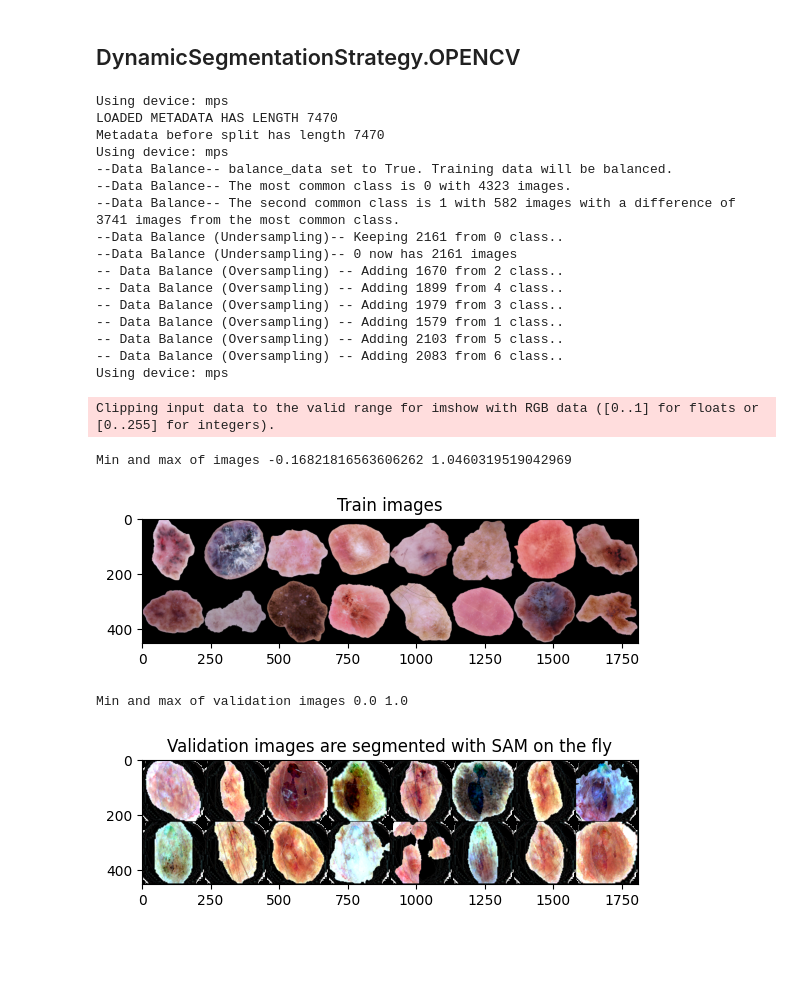
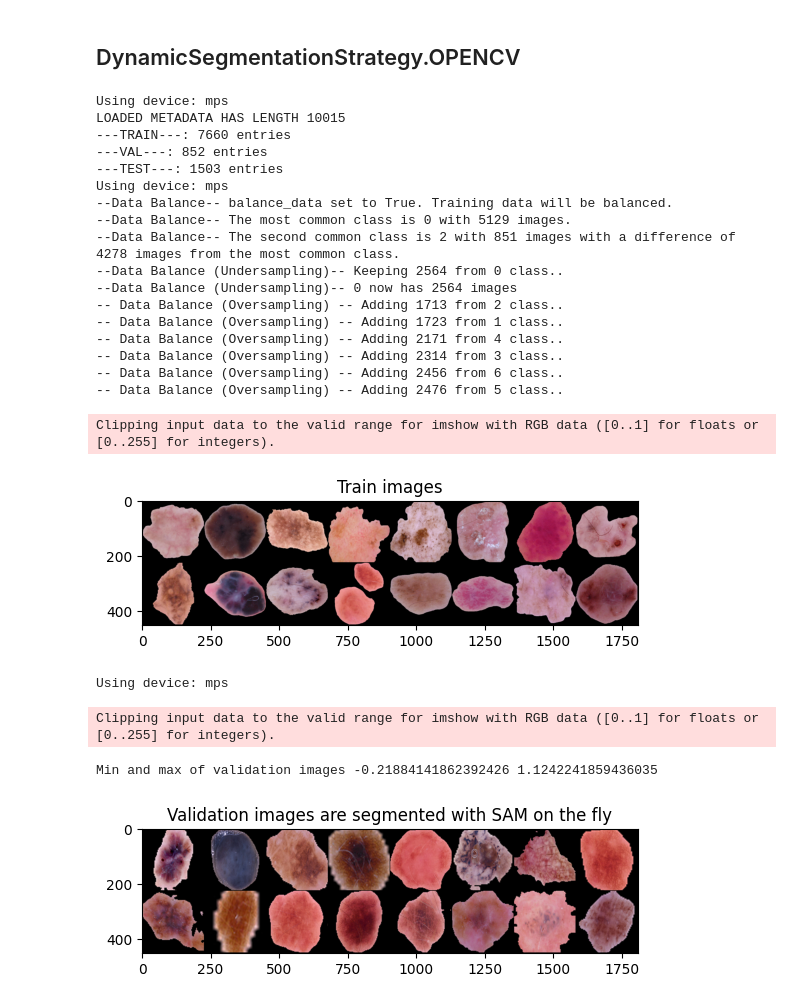
Before and after one commit to CorsiDanilo/skin-lesion-classification, a Jupyter notebook: Dataloader_brainstorm.ipynb, the cells around one changed output. Saved outputs shown, nothing was run; the diff lists cells and outputs as text; code cells hidden in the pictures; blank space fills up the shorter version.

Commit message:
Take train val and test from HAM10k

```diff
--- a/Dataloader_brainstorm.ipynb
+++ b/Dataloader_brainstorm.ipynb
@@ -90,46 +86,46 @@ Note: this is pretty bugged!
 # %%
 from shared.enums import DynamicSegmentationStrategy
 
 
 strategy = SegmentationStrategy.DYNAMIC_SEGMENTATION.value
 dataloader = get_dataloder_from_strategy(
     strategy=strategy,
     dynamic_segmentation_strategy=DynamicSegmentationStrategy.SAM.value,
     normalize=False,
     batch_size=16,
     normalization_statistics=IMAGENET_STATISTICS,
     keep_background=False,
     take_val_from_test=False)
-train_dataloader, val_dataloader = dataloader.get_train_dataloder()
-# test_dataloader = dataloader.get_val_test_dataloader()
+train_dataloader = dataloader.get_train_dataloder()
 batch = next(iter(train_dataloader))
 images, labels = batch
-print(f"Min and max of images {images.min()} {images.max()}")
-# NOTE: because the dataloader is bugges AF, also the train images are segmented with OpenCV on the fly, while they should be segmented with the ground truth
 plot_image_grid(images, "Train images")
+val_dataloader = dataloader.get_val_dataloader()
 batch = next(iter(val_dataloader))
 images, labels = batch
 print(f"Min and max of validation images {images.min()} {images.max()}")
 plot_image_grid(images, "Validation images are segmented with SAM on the fly")
 # %% [output]
 Using device: mps
-LOADED METADATA HAS LENGTH 7470
-Metadata before split has length 7470
+LOADED METADATA HAS LENGTH 10015
+---TRAIN---: 7660 entries
+---VAL---: 852 entries
+---TEST---: 1503 entries
 Using device: mps
 --Data Balance-- balance_data set to True. Training data will be balanced.
---Data Balance-- The most common class is 0 with 4323 images.
---Data Balance-- The second common class is 1 with 582 images with a difference of 3741 images from the most common class.
---Data Balance (Undersampling)-- Keeping 2161 from 0 class..
---Data Balance (Undersampling)-- 0 now has 2161 images
--- Data Balance (Oversampling) -- Adding 1670 from 2 class..
--- Data Balance (Oversampling) -- Adding 1899 from 4 class..
--- Data Balance (Oversampling) -- Adding 1979 from 3 class..
--- Data Balance (Oversampling) -- Adding 1579 from 1 class..
--- Data Balance (Oversampling) -- Adding 2103 from 5 class..
--- Data Balance (Oversampling) -- Adding 2083 from 6 class..
-Using device: mps
+--Data Balance-- The most common class is 0 with 5129 images.
+--Data Balance-- The second common class is 2 with 851 images with a difference of 4278 images from the most common class.
+--Data Balance (Undersampling)-- Keeping 2564 from 0 class..
+--Data Balance (Undersampling)-- 0 now has 2564 images
+-- Data Balance (Oversampling) -- Adding 1713 from 2 class..
+-- Data Balance (Oversampling) -- Adding 1723 from 1 class..
+-- Data Balance (Oversampling) -- Adding 2171 from 4 class..
+-- Data Balance (Oversampling) -- Adding 2314 from 3 class..
+-- Data Balance (Oversampling) -- Adding 2456 from 6 class..
+-- Data Balance (Oversampling) -- Adding 2476 from 5 class..
 Clipping input data to the valid range for imshow with RGB data ([0..1] for floats or [0..255] for integers).
+[figure, new version]
-Min and max of images -0.16821816563606262 1.0460319519042969
+Using device: mps
-[figure, old version]
-Min and max of validation images 0.0 1.0
+Clipping input data to the valid range for imshow with RGB data ([0..1] for floats or [0..255] for integers).
+Min and max of validation images -0.21884141862392426 1.1242241859436035
-[figure, old version]
+[figure, new version]
```
Also changed, not shown: parts of 2 cells of this notebook, 6 other files.
